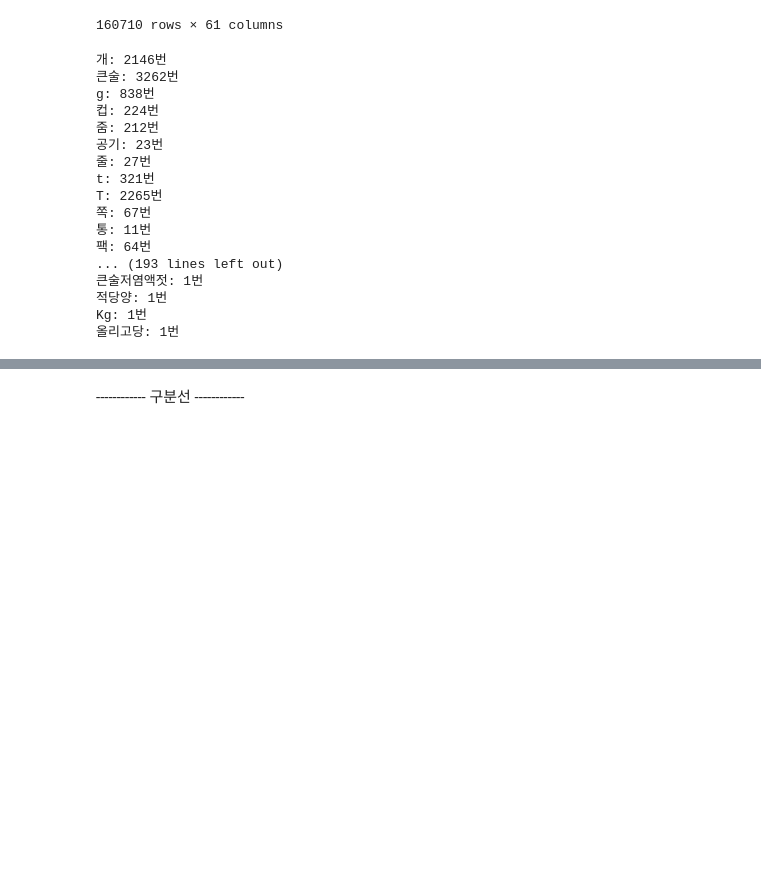
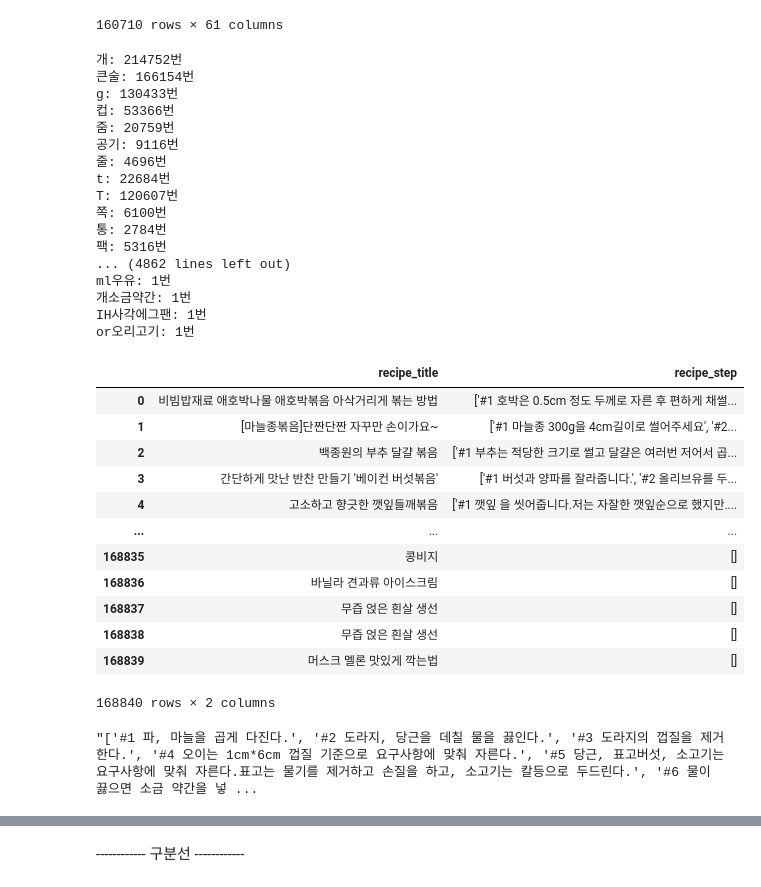
Before and after one commit to kwonhwijun/recipe, a Jupyter notebook: models/embed_009.ipynb, the cells around one changed output, grey strips where cells are left out. Saved outputs shown, nothing was run; the diff lists cells and outputs as text; code cells hidden in the pictures; blank space fills up the shorter version.

```diff
--- a/models/embed_009.ipynb
+++ b/models/embed_009.ipynb
@@ -242,5 +307,5 @@ recipe_ingre_pd_pre_del
 # %%
-units = [recipe_ingre_pd_pre_del[f'unit{i}'] for i in range(1, 21)]
+units = [recipe_ingre_pd_pre[f'unit{i}'] for i in range(1, 21)]
 
 combined_units = []
 for unit_tuple in zip(*units):
@@ -257,22 +322,22 @@ unit_counts = Counter(combined_units)
 for unit, count in unit_counts.items():
     print(f"{unit}: {count}번")
 # %% [output]
-개: 2146번
-큰술: 3262번
-g: 838번
-컵: 224번
-줌: 212번
-공기: 23번
-줄: 27번
-t: 321번
-T: 2265번
-쪽: 67번
-통: 11번
-팩: 64번
-... (193 lines left out)
-큰술저염액젓: 1번
-적당양: 1번
-Kg: 1번
-올리고당: 1번
+개: 214752번
+큰술: 166154번
+g: 130433번
+컵: 53366번
+줌: 20759번
+공기: 9116번
+줄: 4696번
+t: 22684번
+T: 120607번
+쪽: 6100번
+통: 2784번
+팩: 5316번
+... (4862 lines left out)
+ml우유: 1번
+개소금약간: 1번
+IH사각에그팬: 1번
+or오리고기: 1번
 # %%
 #{'칼럼이름': {'찾을 문자열': '대체 문자열'}} > 이렇게 칼럼도 지정 가능하나, 그냥 unit 1~20 다 적용하려면 replace 사용해서 완벽일치하는 걸 찾아 치환하는 게 더 낫겠다 생각함
@@ -437,6 +345,24 @@ Kg: 1번
+# %%
+recipe_step = data[['recipe_title', 'recipe_step']]
+recipe_step
+# %% [output]
+|  | recipe_title | recipe_step |
+| 0 | 비빔밥재료 애호박나물 애호박볶음 아삭거리게 볶는 방법 | ['#1 호박은 0.5cm 정도 두께로 자른 후 편하게 채썰... |
+| 1 | [마늘종볶음]단짠단짠 자꾸만 손이가요~ | ['#1 마늘종 300g을 4cm길이로 썰어주세요', '#2... |
+| 2 | 백종원의 부추 달걀 볶음 | ['#1 부추는 적당한 크기로 썰고 달걀은 여러번 저어서 곱... |
+| 3 | 간단하게 맛난 반찬 만들기 '베이컨 버섯볶음' | ['#1 버섯과 양파를 잘라줍니다.', '#2 올리브유를 두... |
+| 4 | 고소하고 향긋한 깻잎들깨볶음 | ['#1 깻잎 을 씻어줍니다.저는 자잘한 깻잎순으로 했지만.... |
+| ... | ... | ... |
+| 168835 | 콩비지 | [] |
+| 168836 | 바닐라 견과류 아이스크림 | [] |
+| 168837 | 무즙 얹은 흰살 생선 | [] |
+| 168838 | 무즙 얹은 흰살 생선 | [] |
+| 168839 | 머스크 멜론 맛있게 깍는법 | [] |
+168840 rows × 2 columns
 # %%
-recipe_step = recipe[['RECIPE_TITLE', 'RECIPE_STEP']]
-recipe_step
+recipe_step['recipe_step'][5576]
+# %% [output]
+"['#1 파, 마늘을 곱게 다진다.', '#2 도라지, 당근을 데칠 물을 끓인다.', '#3 도라지의 껍질을 제거한다.', '#4 오이는 1cm*6cm 껍질 기준으로 요구사항에 맞춰 자른다.', '#5 당근, 표고버섯, 소고기는 요구사항에 맞춰 자른다.표고는 물기를 제거하고 손질을 하고, 소고기는 칼등으로 두드린다.', '#6 물이 끓으면 소금 약간을 넣 ...
 # %%
 recipe_servings = recipe[['RECIPE_SUMMARY1']]
 recipe_servings
```
Also changed, not shown: parts of 12 cells of this notebook, 1 other file.
